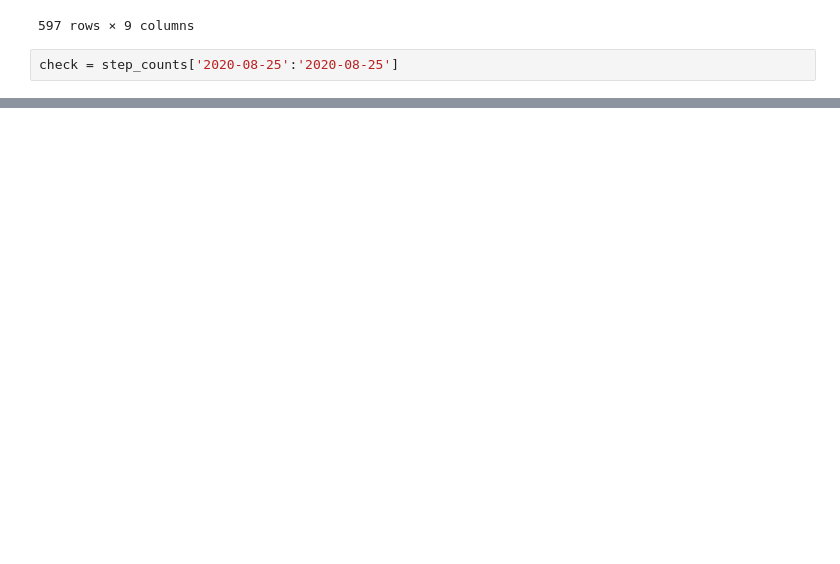
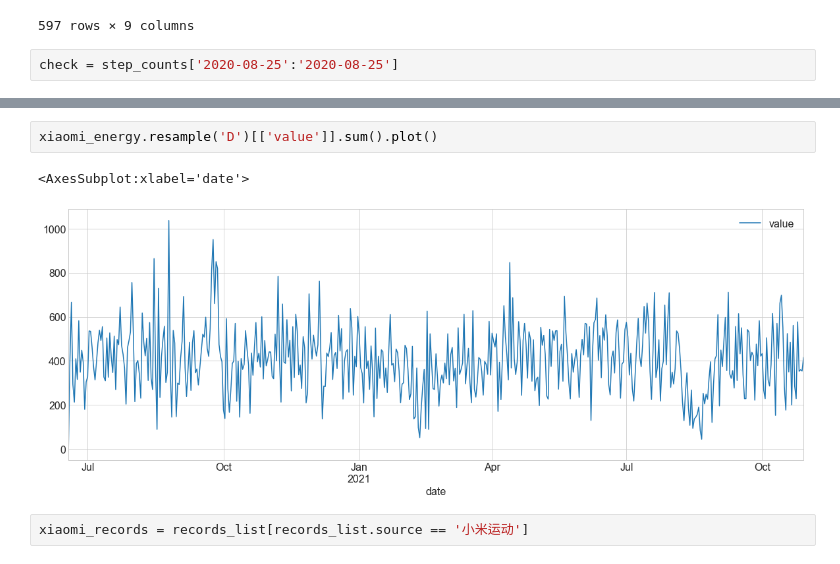
Before and after one commit to markydoug/my_apple_health, a Jupyter notebook: record_explore.ipynb, the cells around one changed output, grey strips where cells are left out. Saved outputs shown, nothing was run; the diff lists cells and outputs as text; blank space fills up the shorter version.

```diff
--- a/record_explore.ipynb
+++ b/record_explore.ipynb
@@ -207,0 +273,7 @@ steps_now.resample('M')[['value']].sum().plot()
+# %%
+xiaomi_energy.resample('D')[['value']].sum().plot()
+# %% [output]
+<AxesSubplot:xlabel='date'>
+[figure, added]
+# %%
+xiaomi_records = records_list[records_list.source == '小米运动']
```
Also changed, not shown: parts of 39 cells of this notebook.
